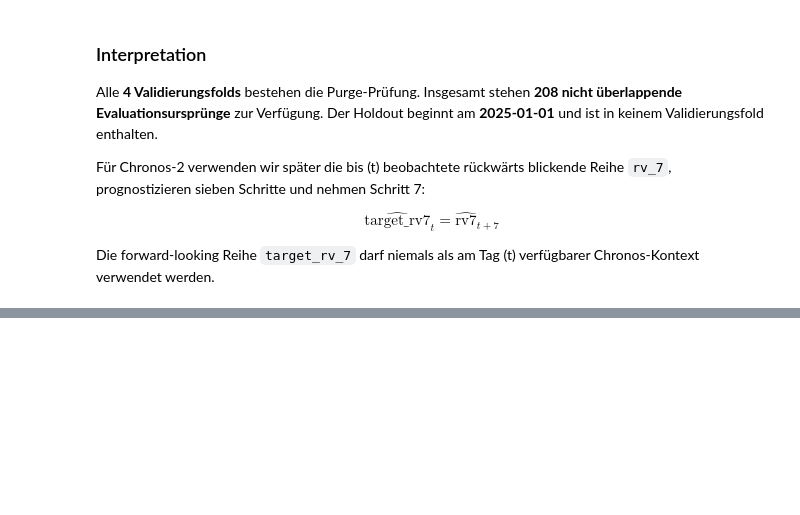
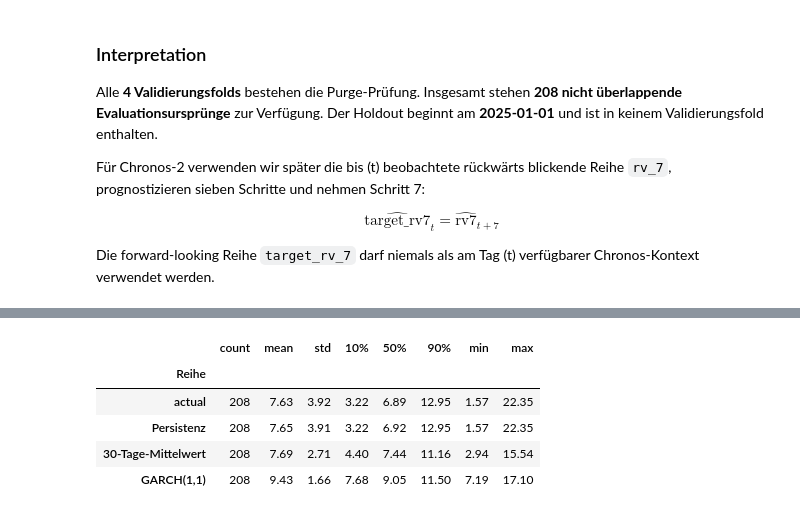
Before and after one commit to Steff72/CSP1, a Jupyter notebook: notebooks/bitcoin_volatility_forecasting.ipynb, the cells around one changed output, grey strips where cells are left out. Drawn from its saved outputs; the diff is of its cells as text; code cells hidden in the pictures; blank space fills up the shorter version.

```diff
--- a/notebooks/01_data_preparation_and_eda.ipynb
+++ b/notebooks/bitcoin_volatility_forecasting.ipynb
@@ -1311,0 +1568,22 @@ wird. Für Zero-Shot-Inferenz mit Chronos-2 genügt die direkte Modell-API.
+# %%
+# Summarize GARCH scale and convergence without inspecting the holdout
+garch_scale_table = prediction_table[
+    ["actual", "Persistenz", "30-Tage-Mittelwert", "GARCH(1,1)"]
+].describe(percentiles=[0.1, 0.5, 0.9]).T
+garch_scale_table = garch_scale_table[
+    ["count", "mean", "std", "10%", "50%", "90%", "min", "max"]
+]
+
+# Convert volatility columns to percent while preserving the observation count
+garch_scale_display = garch_scale_table.copy()
+scale_columns = ["mean", "std", "10%", "50%", "90%", "min", "max"]
+garch_scale_display[scale_columns] = garch_scale_display[scale_columns] * 100
+garch_scale_display["count"] = garch_scale_display["count"].astype(int)
+display(garch_scale_display.round(2).rename_axis("Reihe"))
+# %% [output]
+|  | count | mean | std | 10% | 50% | 90% | min | max |
+| Reihe |  |  |  |  |  |  |  |  |
+| actual | 208 | 7.63 | 3.92 | 3.22 | 6.89 | 12.95 | 1.57 | 22.35 |
+| Persistenz | 208 | 7.65 | 3.91 | 3.22 | 6.92 | 12.95 | 1.57 | 22.35 |
+| 30-Tage-Mittelwert | 208 | 7.69 | 2.71 | 4.40 | 7.44 | 11.16 | 2.94 | 15.54 |
+| GARCH(1,1) | 208 | 9.43 | 1.66 | 7.68 | 9.05 | 11.50 | 7.19 | 17.10 |
```
Also changed, not shown: parts of 20 cells of this notebook, 3 other files.
